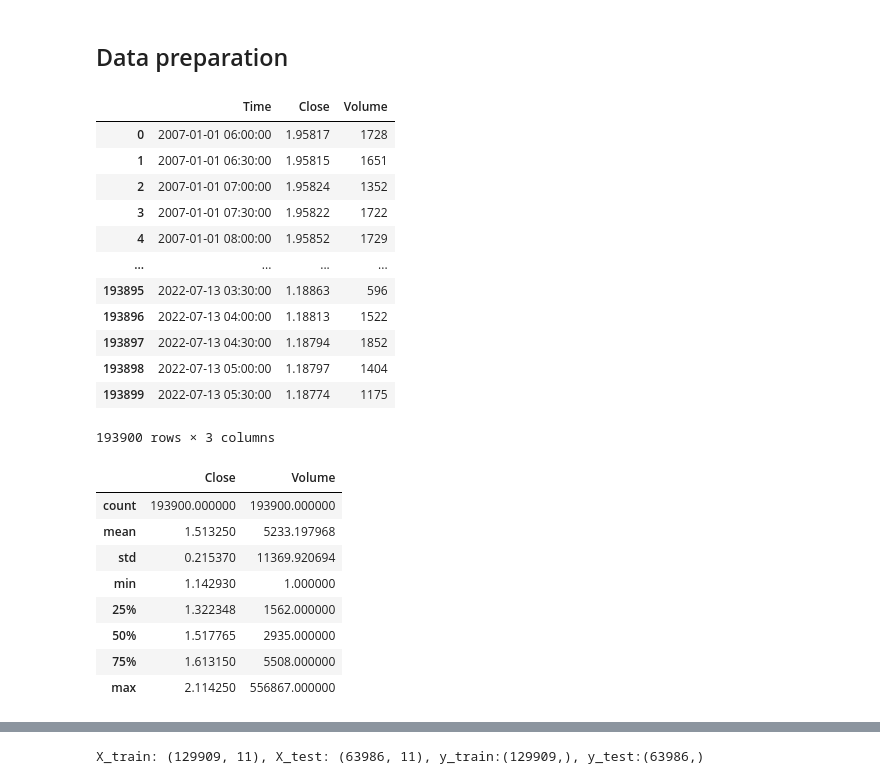
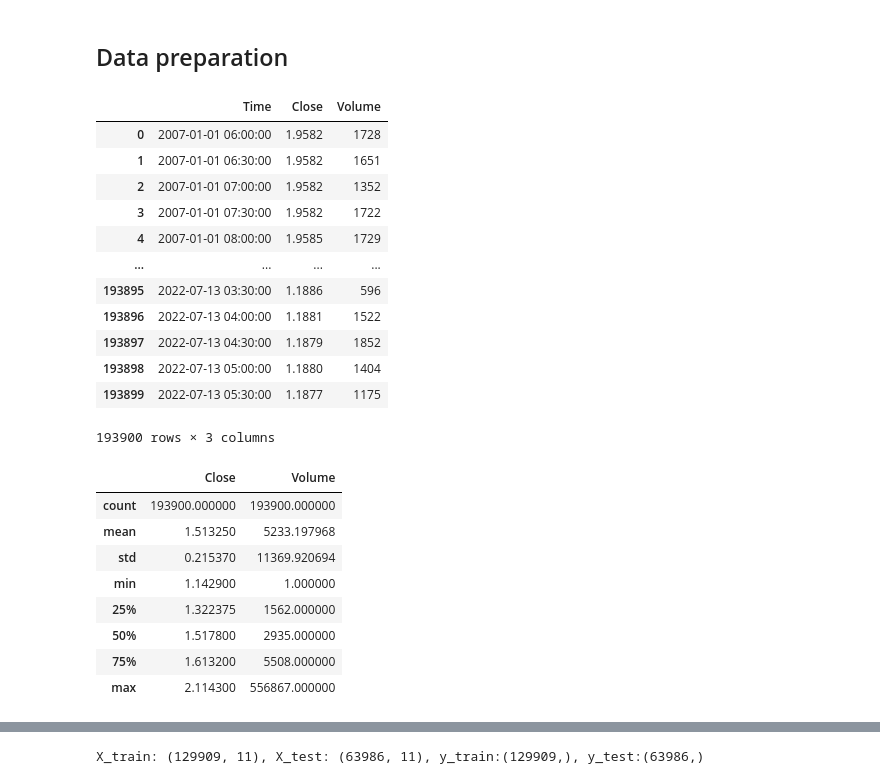
Before and after one commit to an3iitho/Artik-47, a Jupyter notebook: artik_main.ipynb, the cells around one changed output, grey strips where cells are left out. Saved outputs shown, nothing was run; the diff lists cells and outputs as text; code cells hidden in the pictures.

```diff
--- a/artik_main.ipynb
+++ b/artik_main.ipynb
@@ -53,22 +54,23 @@ PATH_RESULTS = f'~\Documents\Artik_47\Artik-47\results\\'
 # %%
 gbpusd = pd.read_csv(f'~\Documents\Artik_47\Artik-47\data\GBPUSD_M30.csv', sep='\t', parse_dates=['Time'])
 
 #Just for close values as objetive
 gbpusd = gbpusd[['Time', 'Close', 'Volume']]
+gbpusd['Close'] = gbpusd['Close'].round(decimals=4)
 gbpusd
 # %% [output]
 |  | Time | Close | Volume |
-| 0 | 2007-01-01 06:00:00 | 1.95817 | 1728 |
-| 1 | 2007-01-01 06:30:00 | 1.95815 | 1651 |
-| 2 | 2007-01-01 07:00:00 | 1.95824 | 1352 |
-| 3 | 2007-01-01 07:30:00 | 1.95822 | 1722 |
-| 4 | 2007-01-01 08:00:00 | 1.95852 | 1729 |
+| 0 | 2007-01-01 06:00:00 | 1.9582 | 1728 |
+| 1 | 2007-01-01 06:30:00 | 1.9582 | 1651 |
+| 2 | 2007-01-01 07:00:00 | 1.9582 | 1352 |
+| 3 | 2007-01-01 07:30:00 | 1.9582 | 1722 |
+| 4 | 2007-01-01 08:00:00 | 1.9585 | 1729 |
 | ... | ... | ... | ... |
-| 193895 | 2022-07-13 03:30:00 | 1.18863 | 596 |
-| 193896 | 2022-07-13 04:00:00 | 1.18813 | 1522 |
-| 193897 | 2022-07-13 04:30:00 | 1.18794 | 1852 |
-| 193898 | 2022-07-13 05:00:00 | 1.18797 | 1404 |
-| 193899 | 2022-07-13 05:30:00 | 1.18774 | 1175 |
+| 193895 | 2022-07-13 03:30:00 | 1.1886 | 596 |
+| 193896 | 2022-07-13 04:00:00 | 1.1881 | 1522 |
+| 193897 | 2022-07-13 04:30:00 | 1.1879 | 1852 |
+| 193898 | 2022-07-13 05:00:00 | 1.1880 | 1404 |
+| 193899 | 2022-07-13 05:30:00 | 1.1877 | 1175 |
 193900 rows × 3 columns
 # %%
 gbpusd.describe()
@@ -77,11 +79,11 @@ gbpusd.describe()
 | count | 193900.000000 | 193900.000000 |
 | mean | 1.513250 | 5233.197968 |
 | std | 0.215370 | 11369.920694 |
-| min | 1.142930 | 1.000000 |
-| 25% | 1.322348 | 1562.000000 |
-| 50% | 1.517765 | 2935.000000 |
-| 75% | 1.613150 | 5508.000000 |
-| max | 2.114250 | 556867.000000 |
+| min | 1.142900 | 1.000000 |
+| 25% | 1.322375 | 1562.000000 |
+| 50% | 1.517800 | 2935.000000 |
+| 75% | 1.613200 | 5508.000000 |
+| max | 2.114300 | 556867.000000 |
 # %%
 def shift_col(df, col_name, n):
     """
```
Also changed, not shown: parts of 9 cells of this notebook.
